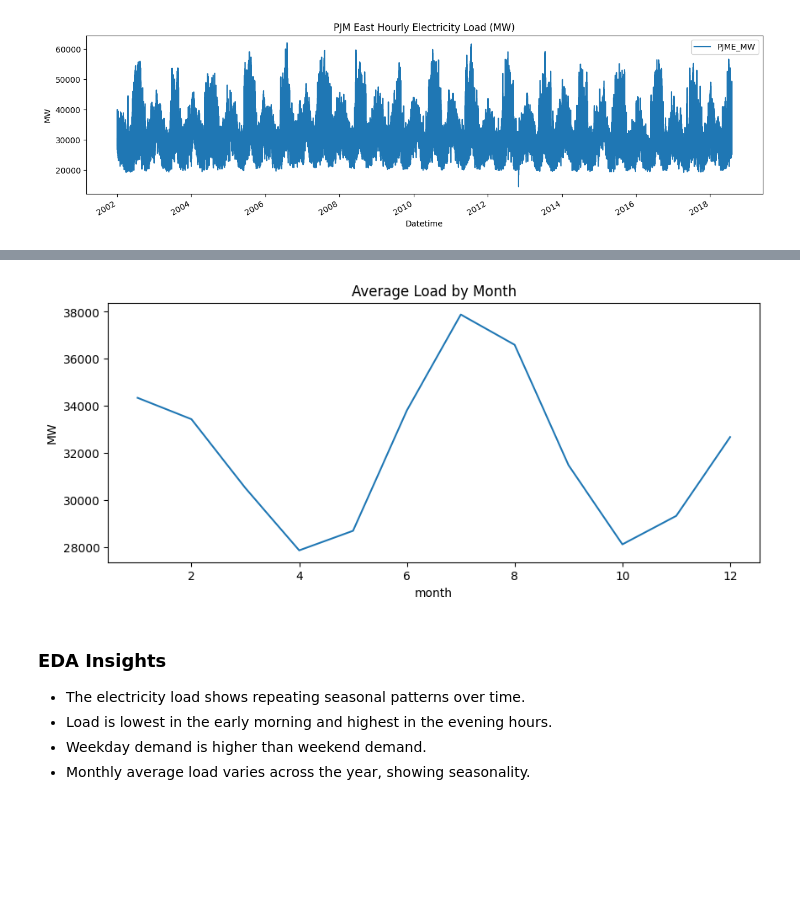
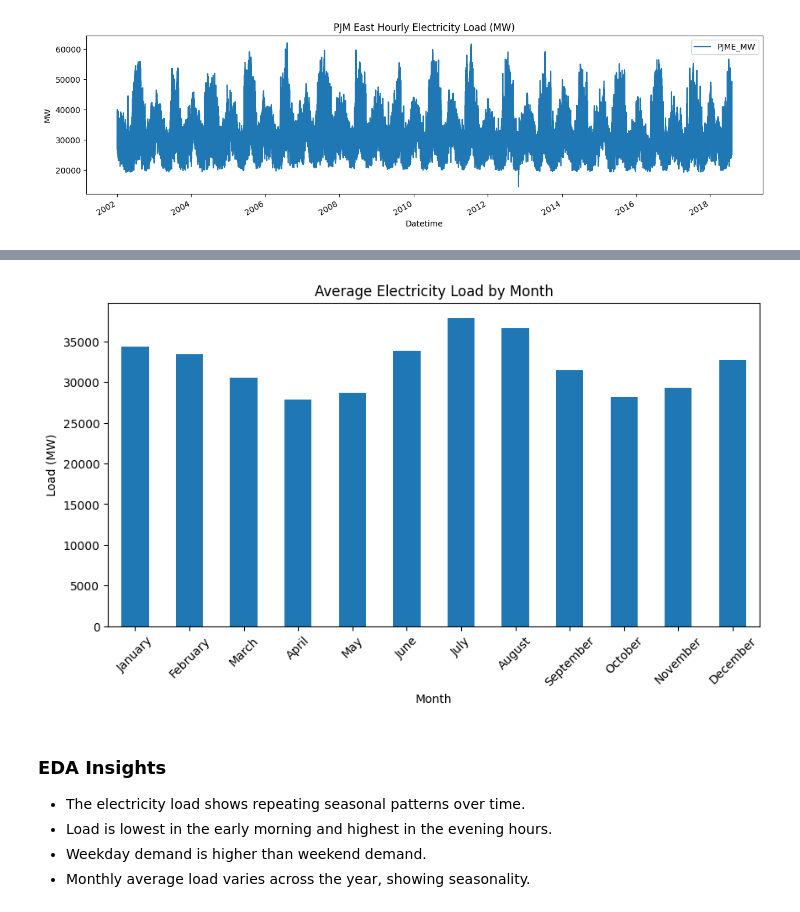
Before and after one commit to KavyaSriArroju/UMBC-DATA606-Capstone, a Jupyter notebook: notebooks/EDA_Energy.ipynb, the cells around one changed output, grey strips where cells are left out. Cells and saved outputs as stored; diff of their text form; code cells hidden in the pictures; blank space fills up the shorter version.

```diff
--- a/notebooks/EDA_Energy.ipynb
+++ b/notebooks/EDA_Energy.ipynb
@@ -75,9 +75,19 @@ plt.title("Average Load by Hour of Day")
 plt.ylabel("MW")
 plt.show()
 
-df.groupby("dayofweek")["PJME_MW"].mean().plot(figsize=(10,4))
-plt.title("Average Load by Day of Week (0=Mon)")
-plt.ylabel("MW")
+df['day_name'] = df.index.day_name()
+df['month_name'] = df.index.month_name()
+
+day_avg = df.groupby('day_name')['PJME_MW'].mean()
+
+order = ['Monday','Tuesday','Wednesday','Thursday','Friday','Saturday','Sunday']
+day_avg = day_avg.reindex(order)
+
+day_avg.plot(kind='bar', figsize=(8,5))
+plt.title("Average Electricity Load by Day of Week")
+plt.xlabel("Day")
+plt.ylabel("Load (MW)")
+plt.xticks(rotation=45)
 plt.show()
 # %% [output]
 [figure]
@@ -85,12 +95,19 @@ plt.show()
 # %%
-df["month"] = df.index.month
+month_avg = df.groupby('month_name')['PJME_MW'].mean()
 
-df.groupby("month")["PJME_MW"].mean().plot(figsize=(10,4))
-plt.title("Average Load by Month")
-plt.ylabel("MW")
+order = ['January','February','March','April','May','June',
+         'July','August','September','October','November','December']
+
+month_avg = month_avg.reindex(order)
+
+month_avg.plot(kind='bar', figsize=(10,5))
+plt.title("Average Electricity Load by Month")
+plt.xlabel("Month")
+plt.ylabel("Load (MW)")
+plt.xticks(rotation=45)
 plt.show()
 # %% [output]
-[figure, old version]
+[figure, new version]
 # %% [markdown]
 ### EDA Insights
 
```
Also changed, not shown: parts of 1 cell of this notebook.
